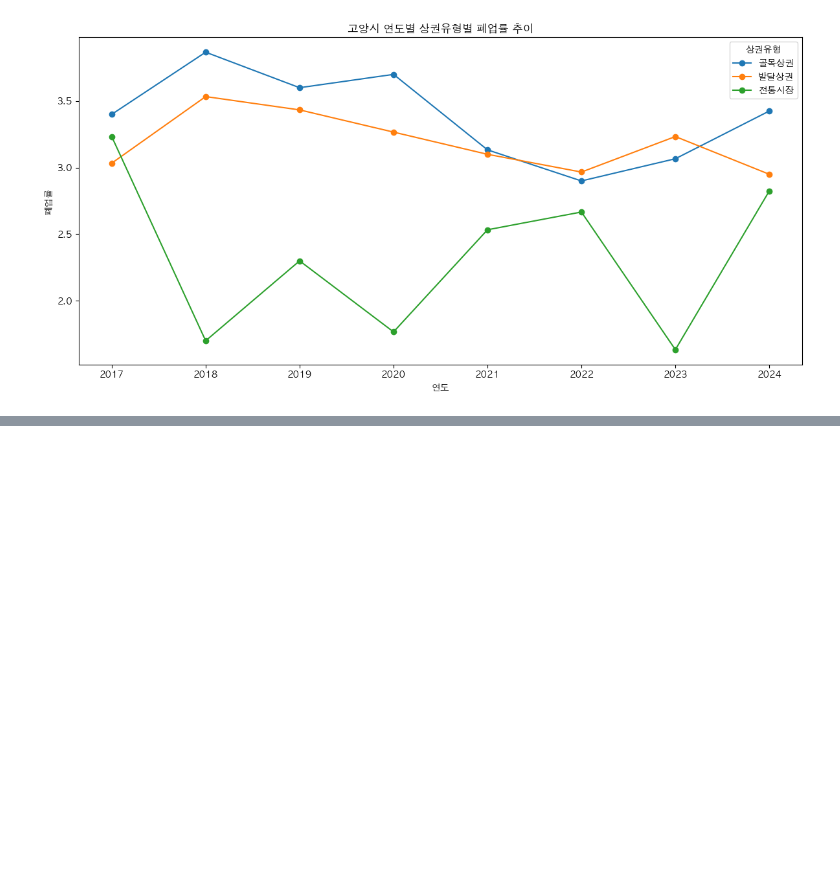
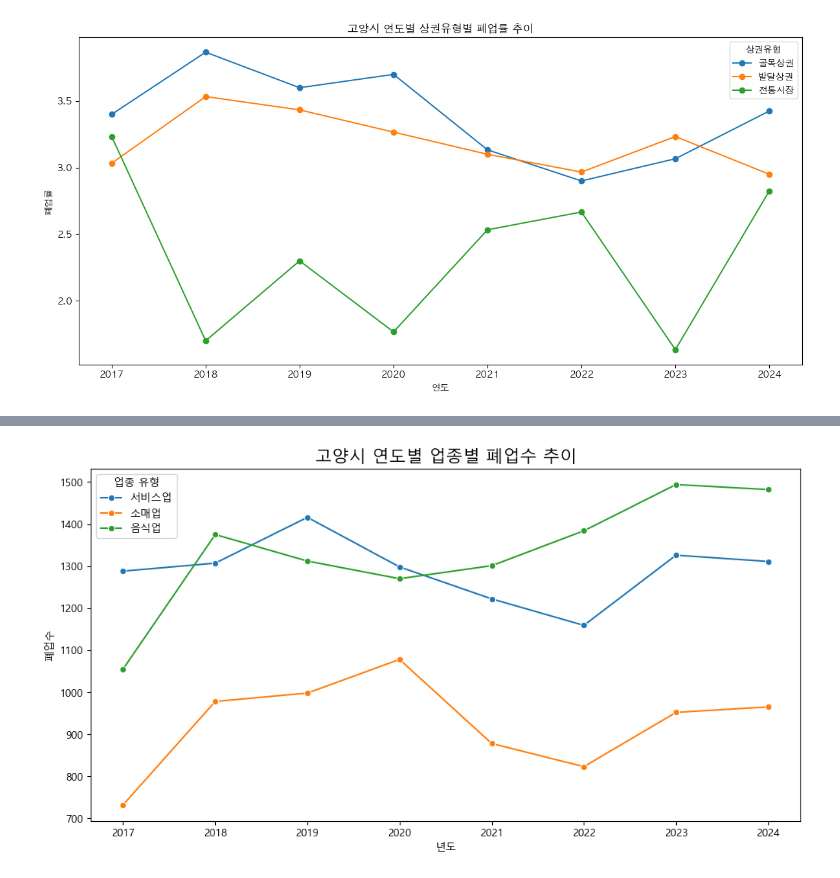
Before and after one commit to gisyun/Goyang_TradeAreaAnalysis, a Jupyter notebook: OCRateAnalysis.ipynb, the cells around one changed output, grey strips where cells are left out. Cells and saved outputs as stored; diff of their text form; code cells hidden in the pictures; blank space fills up the shorter version.

```diff
--- a/OCRateAnalysis.ipynb
+++ b/OCRateAnalysis.ipynb
@@ -524,0 +725,15 @@ trad_wide    = pipe._merged_by_category["전통시장"]
+# %%
+# filter 폐업수 columns only
+closing_columns = [col for col in combined_ocr.columns if "폐업수" in col]
+filtered_closing_data = combined_ocr[["행정구역", "지역코드", "업종"] + closing_columns]
+
+# transverse the columns and rows for better readability
+filtered_closing_data = filtered_closing_data.melt(id_vars=["행정구역", "지역코드", "업종"], var_name="연도_분기", value_name="폐업수")
+# make year and quarter columns using the '연도_분기' column
+filtered_closing_data[['연도', '분기']] = filtered_closing_data['연도_분기'].str.extract(r'(\d{4})년(\d+분기)')
+del filtered_closing_data['연도_분기']
+# average closing rates by year and industry type
+filtered_closing_data = filtered_closing_data.groupby(['연도', '업종']).agg({'폐업수': 'sum'}).reset_index()
+# drop values for year 2025 since it only contains data for 2분기
+filtered_closing_data = filtered_closing_data[filtered_closing_data['연도'] != '2025']
+filtered_closing_data
@@ -524,0 +758,11 @@ trad_wide    = pipe._merged_by_category["전통시장"]
+# %%
+# plot closing store data by year and market area type
+plt.figure(figsize=(12, 6))
+sns.lineplot(data=filtered_closing_data, x='연도', y='폐업수', hue='업종', marker='o')
+plt.title('고양시 연도별 업종별 폐업수 추이', fontsize=16)
+plt.xlabel('년도')
+plt.ylabel('폐업수')
+plt.legend(title='업종 유형')
+plt.show()
+# %% [output]
+[figure, added]
```
Also changed, not shown: parts of 13 cells of this notebook.
